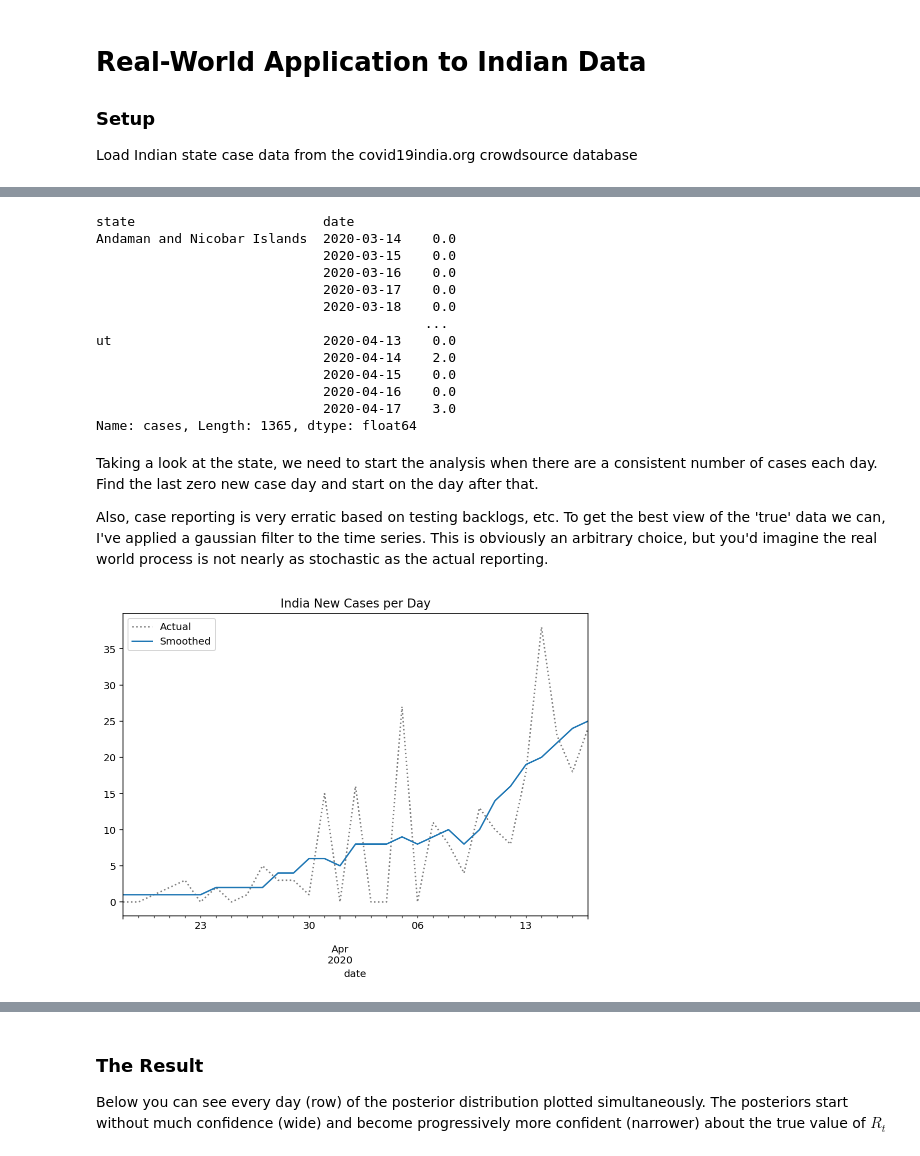
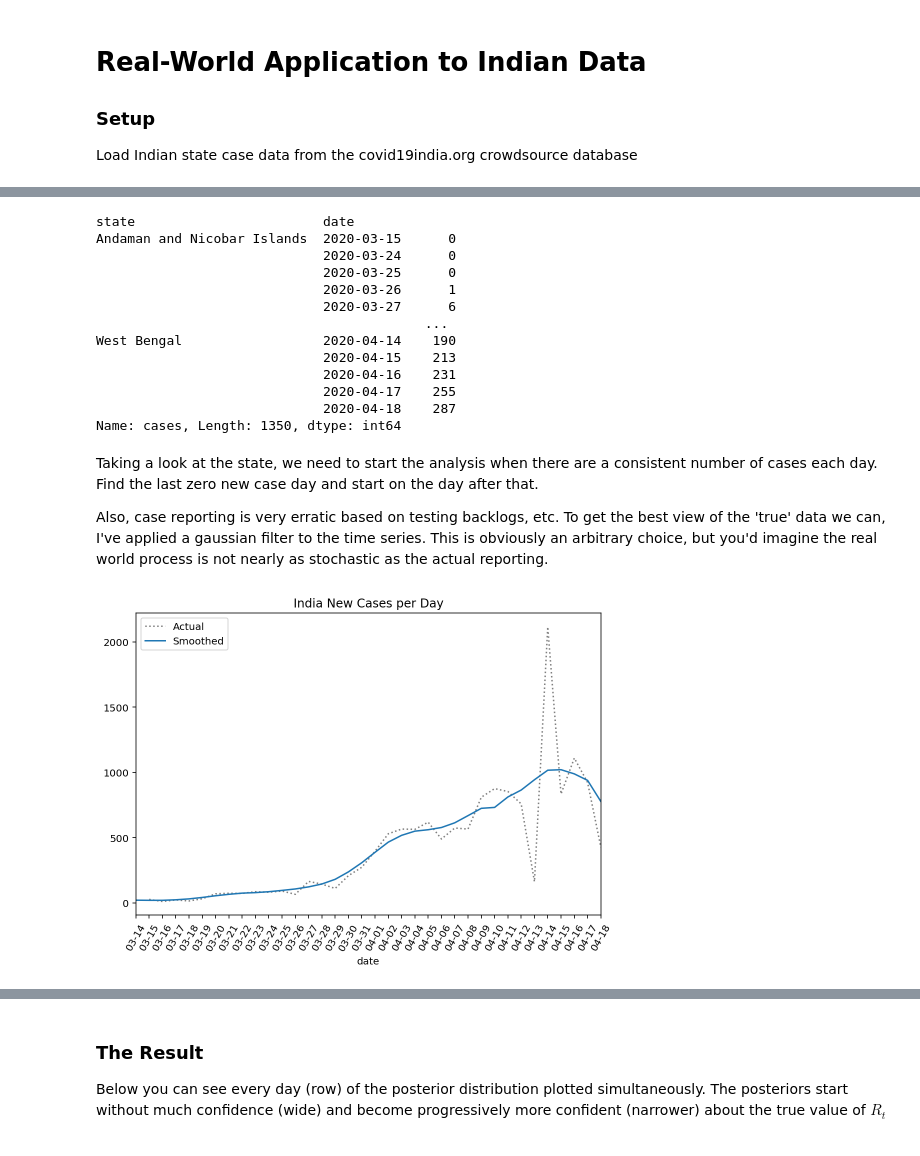
Before and after one commit to meghanabhange/CovidSeer, a Jupyter notebook: _notebooks/2020-04-14-RealtimeR0StrippedDown.ipynb, the cells around one changed output, grey strips where cells are left out. Cells and saved outputs as stored; diff of their text form; code cells hidden in the pictures.

Commit message:
Use data from https://api.rootnet.in/

```diff
--- a/_notebooks/2020-04-14-RealtimeR0StrippedDown.ipynb
+++ b/_notebooks/2020-04-14-RealtimeR0StrippedDown.ipynb
@@ -227,32 +214,17 @@ state_map = {"AP" : "Andhra Pradesh",
 # %%
-# hide
-from urllib.request import urlopen
-
-with urlopen(
-    "https://raw.githubusercontent.com/covid19india/api/master/states_daily.json"
-) as response:
-    data = json.load(response)
-
 dates = []
 cases = []
 state = []
 
-for ele in data["states_daily"]:
-    if ele["status"] == "Confirmed":
-        for key in ele.keys():
-            india = 0
-            if key not in ("status", "date"):
-                dates.append(ele["date"])
-                if key.upper() in state_map.keys():
-                    state.append(state_map[key.upper()].replace("\t", ""))
-                else:
-                    state.append(key)
-                cases.append(ele[key])
-                if ele[key]:
-                    india+=int(ele[key])
-        dates.append(ele["date"])
-        state.append("India")
-        cases.append(india)
+for ele in data["data"]["history"]:
+    dates.append(ele["day"])
+    state.append("India")
+    cases.append(ele["total"]["confirmed"])
+    for s in ele["statewise"]:
+        dates.append(ele["day"])
+        state.append(s["state"])
+        cases.append(s["confirmed"])
+
 
 states = pd.DataFrame(dates, columns=["date"])
 states["state"] = state
@@ -263,18 +235,18 @@ states = states.sort_values(["state", "date"]).set_index(["state", "date"]).sque
 states
 # %% [output]
 state                        date
-Andaman and Nicobar Islands  2020-03-14    0.0
-                             2020-03-15    0.0
-                             2020-03-16    0.0
-                             2020-03-17    0.0
-                             2020-03-18    0.0
+Andaman and Nicobar Islands  2020-03-15      0
+                             2020-03-24      0
+                             2020-03-25      0
+                             2020-03-26      1
+                             2020-03-27      6
                                           ...
-ut                           2020-04-13    0.0
-                             2020-04-14    2.0
-                             2020-04-15    0.0
-                             2020-04-16    0.0
-                             2020-04-17    3.0
-Name: cases, Length: 1365, dtype: float64
+West Bengal                  2020-04-14    190
+                             2020-04-15    213
+                             2020-04-16    231
+                             2020-04-17    255
+                             2020-04-18    287
+Name: cases, Length: 1350, dtype: int64
 # %% [markdown]
 Taking a look at the state, we need to start the analysis when there are a consistent number of cases each day. Find the last zero new case day and start on the day after that.
 
@@ -286,10 +258,10 @@ state_name = "India"
 
 def prepare_cases(cases):
 #     print(cases)
-    new_cases = cases
+    new_cases = cases.diff()
     smoothed = (
         new_cases.rolling(7, win_type="gaussian", min_periods=1, center=True)
-        .mean(std=4)
+        .mean(std=2)
         .round()
     )
     zeros = smoothed.index[smoothed.eq(0)]
@@ -299,34 +271,41 @@ def prepare_cases(cases):
         last_zero = zeros.max()
         idx_start = smoothed.index.get_loc(last_zero) + 1
     smoothed = smoothed.iloc[idx_start:]
     original = new_cases.loc[smoothed.index]
 
     return original, smoothed
 
 
 for k in set(states.index.get_level_values("state")):
     cases = states.xs(k).rename(f"{k} cases")
     original, smoothed = prepare_cases(cases)
     if len(original) == 0 or len(smoothed) == 0:
         FILTERED_REGIONS.append(k)
 
 cases = states.xs(state_name).rename(f"{state_name} cases")
 original, smoothed = prepare_cases(cases)
 
 original.plot(
     title=f"{state_name} New Cases per Day",
     c="k",
     linestyle=":",
     alpha=0.5,
     label="Actual",
     legend=True,
     figsize=(600 / 72, 400 / 72),
 )
 
 ax = smoothed.plot(label="Smoothed", legend=True)
+
+formatter = mdates.DateFormatter("%m-%d")
+ax.xaxis.set_major_formatter(formatter)
+locator = mdates.DayLocator()
+ax.xaxis.set_major_locator(locator)
+plt.xticks(rotation=60)
+
 ax.get_figure().set_facecolor("w")
 # %% [output]
-[figure, old version]
+[figure, new version]
 # %%
 # hide
 def get_posteriors(sr, window=7, min_periods=1):
```
Also changed, not shown: parts of 12 cells of this notebook, 1 other file.
